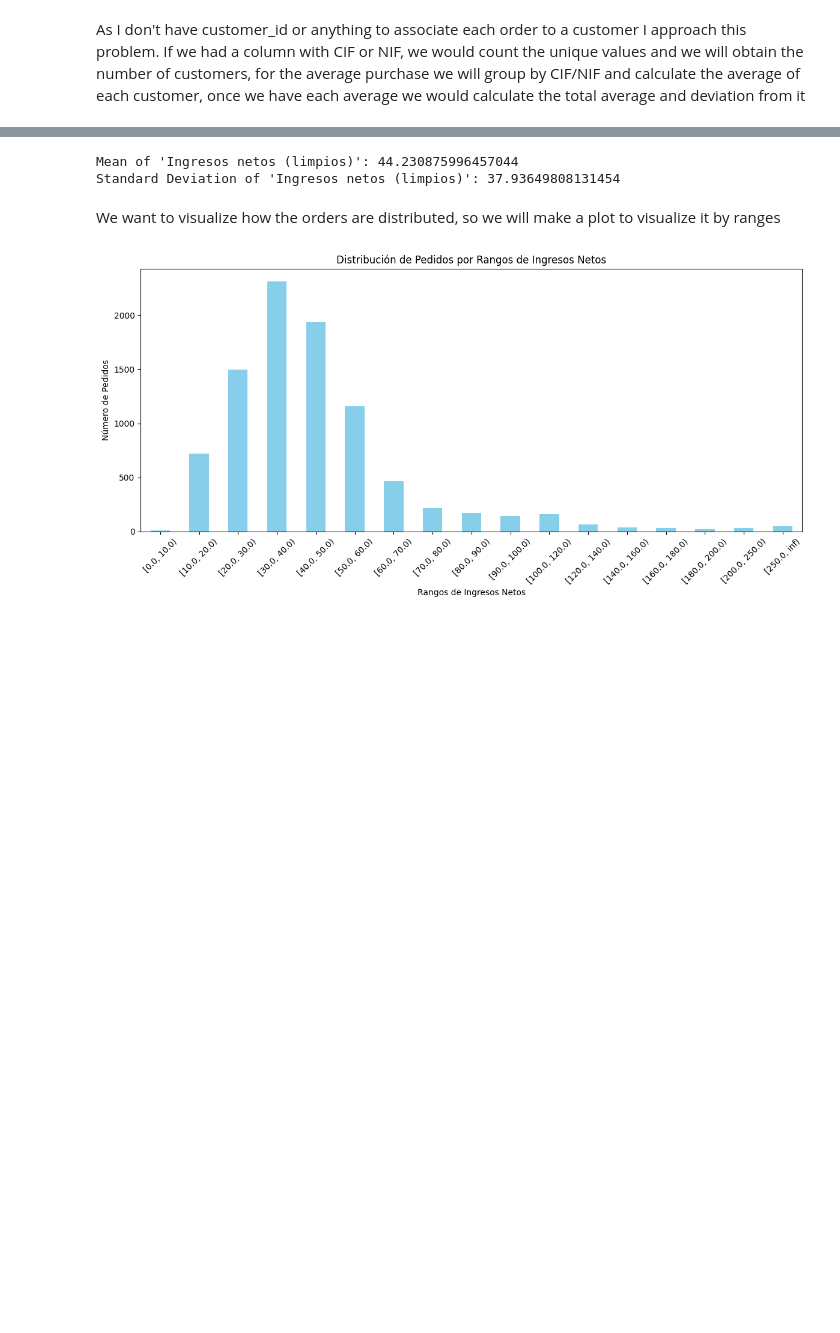
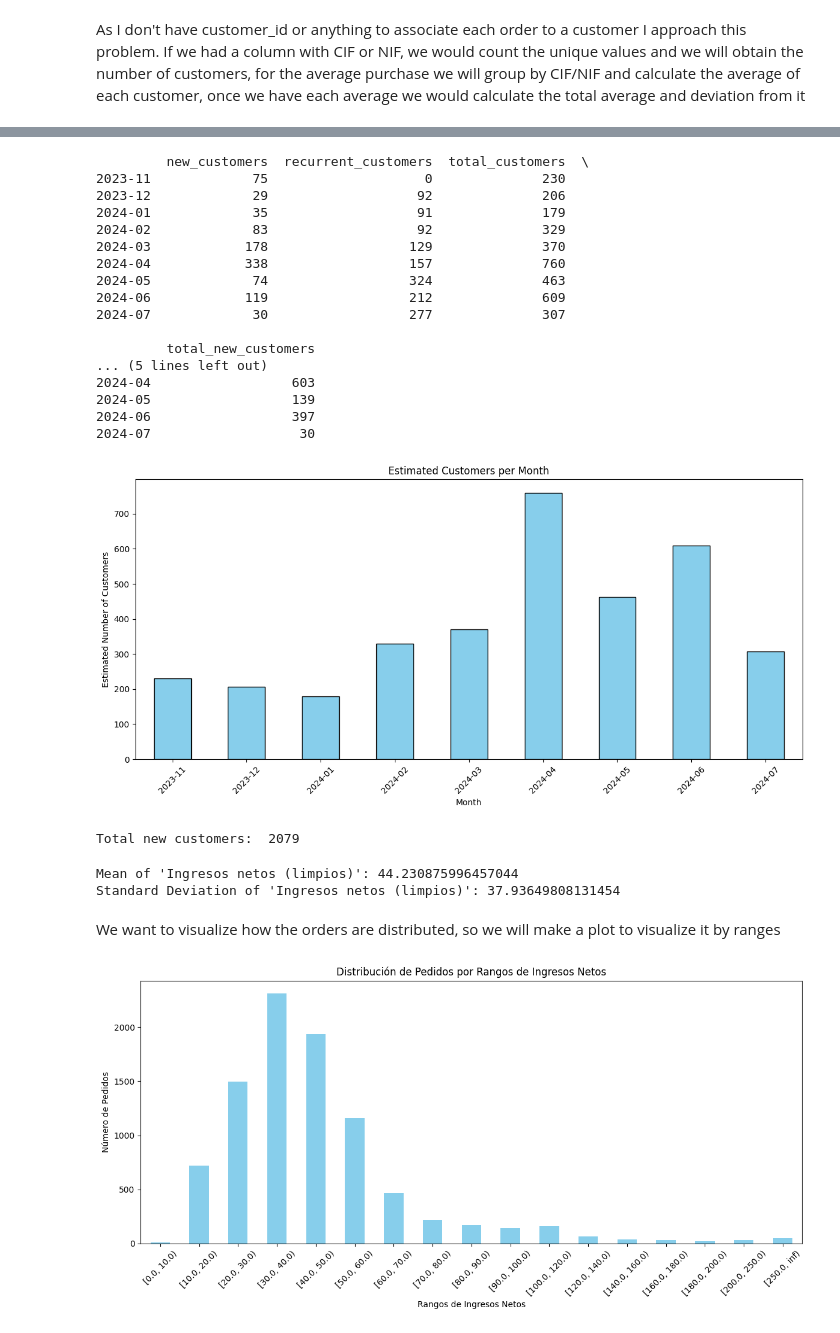
Before and after one commit to enricchust/entrevista_cyberclick, a Jupyter notebook: main.ipynb, the cells around one changed output, grey strips where cells are left out. Drawn from its saved outputs; the diff is of its cells as text; code cells hidden in the pictures; blank space fills up the shorter version.

```diff
--- a/main.ipynb
+++ b/main.ipynb
@@ -268 +355,26 @@ Number of new clients 2771
+# %%
+monthly_customers_df_bars = estimate_customers(dfBars, [0.4, 0.2, 0.15, 0])
+# Sum of the 'total_new_customers' column from the DataFrame
+total_new_customers_sum = monthly_customers_df_bars['total_new_customers'].sum()
+print("Total new customers: ", total_new_customers_sum)
+# %% [output]
+         new_customers  recurrent_customers  total_customers  \
+2023-11             75                    0              230
+2023-12             29                   92              206
+2024-01             35                   91              179
+2024-02             83                   92              329
+2024-03            178                  129              370
+2024-04            338                  157              760
+2024-05             74                  324              463
+2024-06            119                  212              609
+2024-07             30                  277              307
+
+         total_new_customers
+... (5 lines left out)
+2024-04                  603
+2024-05                  139
+2024-06                  397
+2024-07                   30
+[figure, added]
+Total new customers:  2079
 # %%
```
Also changed, not shown: parts of 10 cells of this notebook.
